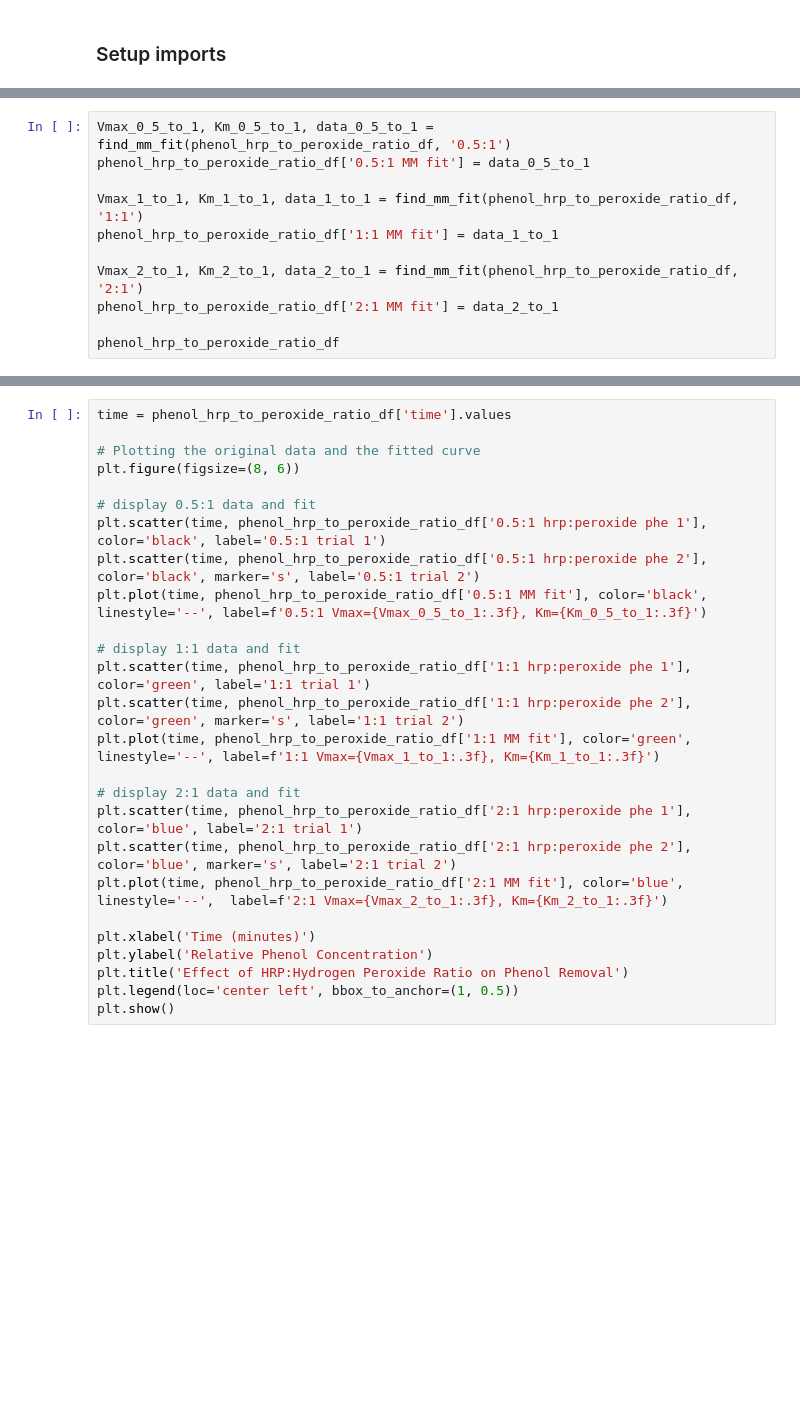
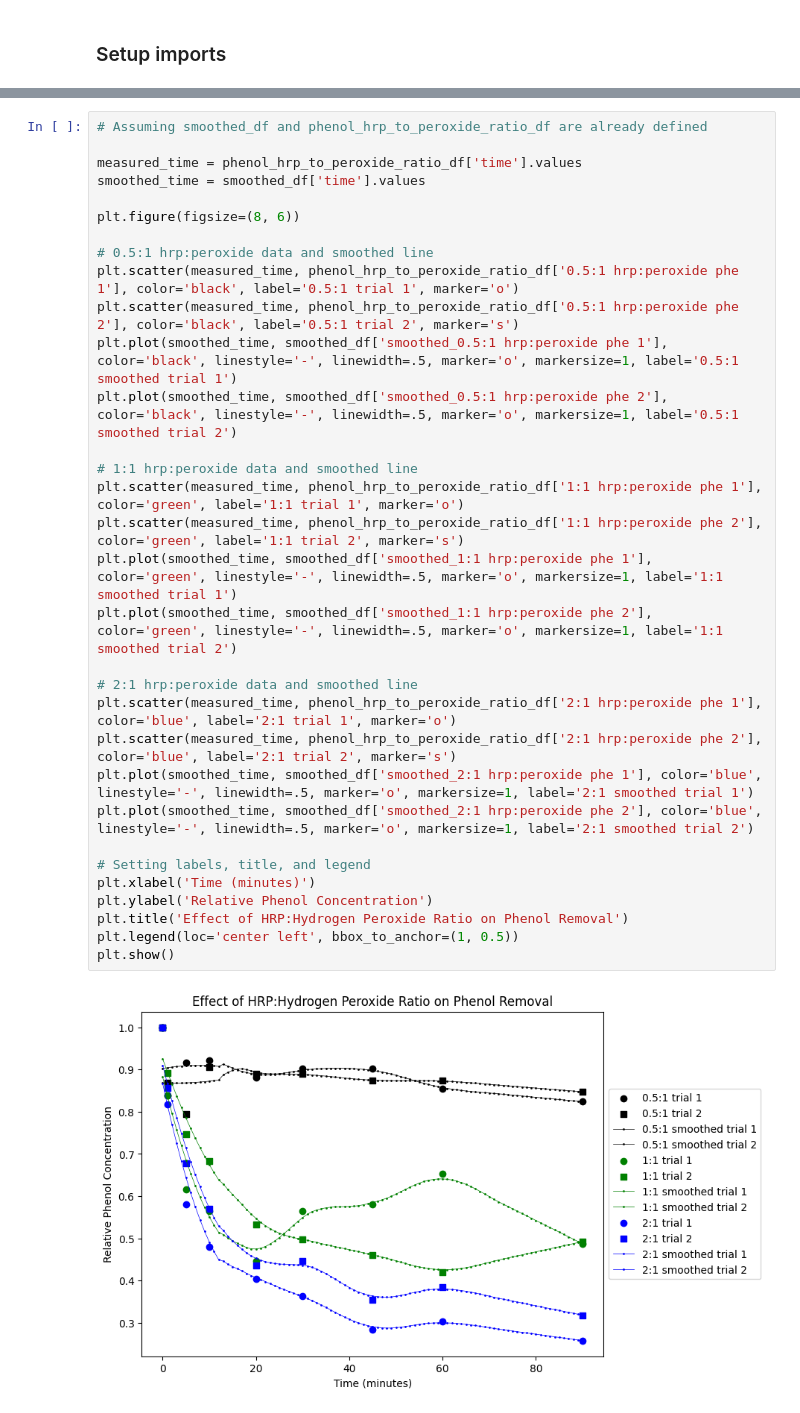
Before and after one commit to UH-MBBE/hrp_modelling, a Jupyter notebook: notebooks/A_mm_fitting.ipynb, the cells around one changed output, grey strips where cells are left out. Cells and saved outputs as stored; diff of their text form; blank space fills up the shorter version.

```diff
--- a/notebooks/A_mm_fitting.ipynb
+++ b/notebooks/A_mm_fitting.ipynb
@@ -43,11 +28,0 @@ def find_mm_fit(df, ratio):
-# %%
-Vmax_0_5_to_1, Km_0_5_to_1, data_0_5_to_1 = find_mm_fit(phenol_hrp_to_peroxide_ratio_df, '0.5:1')
-phenol_hrp_to_peroxide_ratio_df['0.5:1 MM fit'] = data_0_5_to_1
-
-Vmax_1_to_1, Km_1_to_1, data_1_to_1 = find_mm_fit(phenol_hrp_to_peroxide_ratio_df, '1:1')
-phenol_hrp_to_peroxide_ratio_df['1:1 MM fit'] = data_1_to_1
-
-Vmax_2_to_1, Km_2_to_1, data_2_to_1 = find_mm_fit(phenol_hrp_to_peroxide_ratio_df, '2:1')
-phenol_hrp_to_peroxide_ratio_df['2:1 MM fit'] = data_2_to_1
-
-phenol_hrp_to_peroxide_ratio_df
@@ -56,26 +77,34 @@ phenol_hrp_to_peroxide_ratio_df
 # %%
-time = phenol_hrp_to_peroxide_ratio_df['time'].values
+# Assuming smoothed_df and phenol_hrp_to_peroxide_ratio_df are already defined
 
-# Plotting the original data and the fitted curve
+measured_time = phenol_hrp_to_peroxide_ratio_df['time'].values
+smoothed_time = smoothed_df['time'].values
+
 plt.figure(figsize=(8, 6))
 
-# display 0.5:1 data and fit
-plt.scatter(time, phenol_hrp_to_peroxide_ratio_df['0.5:1 hrp:peroxide phe 1'], color='black', label='0.5:1 trial 1')
-plt.scatter(time, phenol_hrp_to_peroxide_ratio_df['0.5:1 hrp:peroxide phe 2'], color='black', marker='s', label='0.5:1 trial 2')
-plt.plot(time, phenol_hrp_to_peroxide_ratio_df['0.5:1 MM fit'], color='black', linestyle='--', label=f'0.5:1 Vmax={Vmax_0_5_to_1:.3f}, Km={Km_0_5_to_1:.3f}')
+# 0.5:1 hrp:peroxide data and smoothed line
+plt.scatter(measured_time, phenol_hrp_to_peroxide_ratio_df['0.5:1 hrp:peroxide phe 1'], color='black', label='0.5:1 trial 1', marker='o')
+plt.scatter(measured_time, phenol_hrp_to_peroxide_ratio_df['0.5:1 hrp:peroxide phe 2'], color='black', label='0.5:1 trial 2', marker='s')
+plt.plot(smoothed_time, smoothed_df['smoothed_0.5:1 hrp:peroxide phe 1'], color='black', linestyle='-', linewidth=.5, marker='o', markersize=1, label='0.5:1 smoothed trial 1')
+plt.plot(smoothed_time, smoothed_df['smoothed_0.5:1 hrp:peroxide phe 2'], color='black', linestyle='-', linewidth=.5, marker='o', markersize=1, label='0.5:1 smoothed trial 2')
 
-# display 1:1 data and fit
-plt.scatter(time, phenol_hrp_to_peroxide_ratio_df['1:1 hrp:peroxide phe 1'], color='green', label='1:1 trial 1')
-plt.scatter(time, phenol_hrp_to_peroxide_ratio_df['1:1 hrp:peroxide phe 2'], color='green', marker='s', label='1:1 trial 2')
-plt.plot(time, phenol_hrp_to_peroxide_ratio_df['1:1 MM fit'], color='green', linestyle='--', label=f'1:1 Vmax={Vmax_1_to_1:.3f}, Km={Km_1_to_1:.3f}')
+# 1:1 hrp:peroxide data and smoothed line
+plt.scatter(measured_time, phenol_hrp_to_peroxide_ratio_df['1:1 hrp:peroxide phe 1'], color='green', label='1:1 trial 1', marker='o')
+plt.scatter(measured_time, phenol_hrp_to_peroxide_ratio_df['1:1 hrp:peroxide phe 2'], color='green', label='1:1 trial 2', marker='s')
+plt.plot(smoothed_time, smoothed_df['smoothed_1:1 hrp:peroxide phe 1'], color='green', linestyle='-', linewidth=.5, marker='o', markersize=1, label='1:1 smoothed trial 1')
+plt.plot(smoothed_time, smoothed_df['smoothed_1:1 hrp:peroxide phe 2'], color='green', linestyle='-', linewidth=.5, marker='o', markersize=1, label='1:1 smoothed trial 2')
 
-# display 2:1 data and fit
-plt.scatter(time, phenol_hrp_to_peroxide_ratio_df['2:1 hrp:peroxide phe 1'], color='blue', label='2:1 trial 1')
-plt.scatter(time, phenol_hrp_to_peroxide_ratio_df['2:1 hrp:peroxide phe 2'], color='blue', marker='s', label='2:1 trial 2')
-plt.plot(time, phenol_hrp_to_peroxide_ratio_df['2:1 MM fit'], color='blue', linestyle='--',  label=f'2:1 Vmax={Vmax_2_to_1:.3f}, Km={Km_2_to_1:.3f}')
+# 2:1 hrp:peroxide data and smoothed line
+plt.scatter(measured_time, phenol_hrp_to_peroxide_ratio_df['2:1 hrp:peroxide phe 1'], color='blue', label='2:1 trial 1', marker='o')
+plt.scatter(measured_time, phenol_hrp_to_peroxide_ratio_df['2:1 hrp:peroxide phe 2'], color='blue', label='2:1 trial 2', marker='s')
+plt.plot(smoothed_time, smoothed_df['smoothed_2:1 hrp:peroxide phe 1'], color='blue', linestyle='-', linewidth=.5, marker='o', markersize=1, label='2:1 smoothed trial 1')
+plt.plot(smoothed_time, smoothed_df['smoothed_2:1 hrp:peroxide phe 2'], color='blue', linestyle='-', linewidth=.5, marker='o', markersize=1, label='2:1 smoothed trial 2')
 
+# Setting labels, title, and legend
 plt.xlabel('Time (minutes)')
 plt.ylabel('Relative Phenol Concentration')
 plt.title('Effect of HRP:Hydrogen Peroxide Ratio on Phenol Removal')
 plt.legend(loc='center left', bbox_to_anchor=(1, 0.5))
 plt.show()
+# %% [output]
+[figure, added]
```
Also changed, not shown: parts of 20 cells of this notebook, 1 other file.
